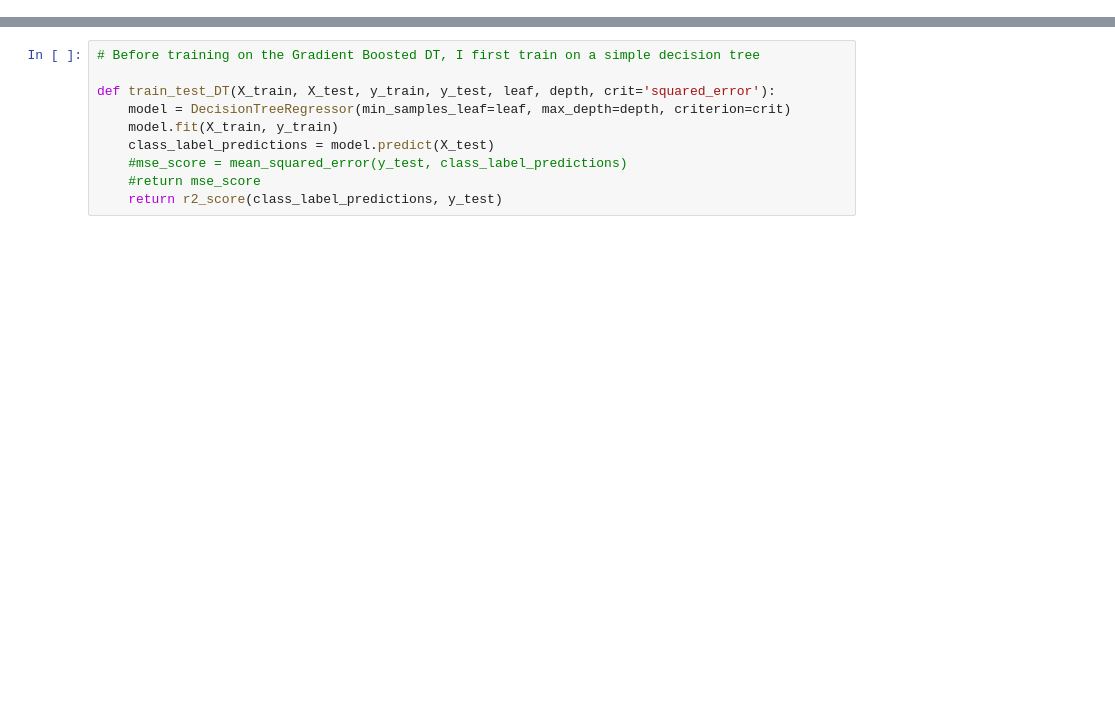
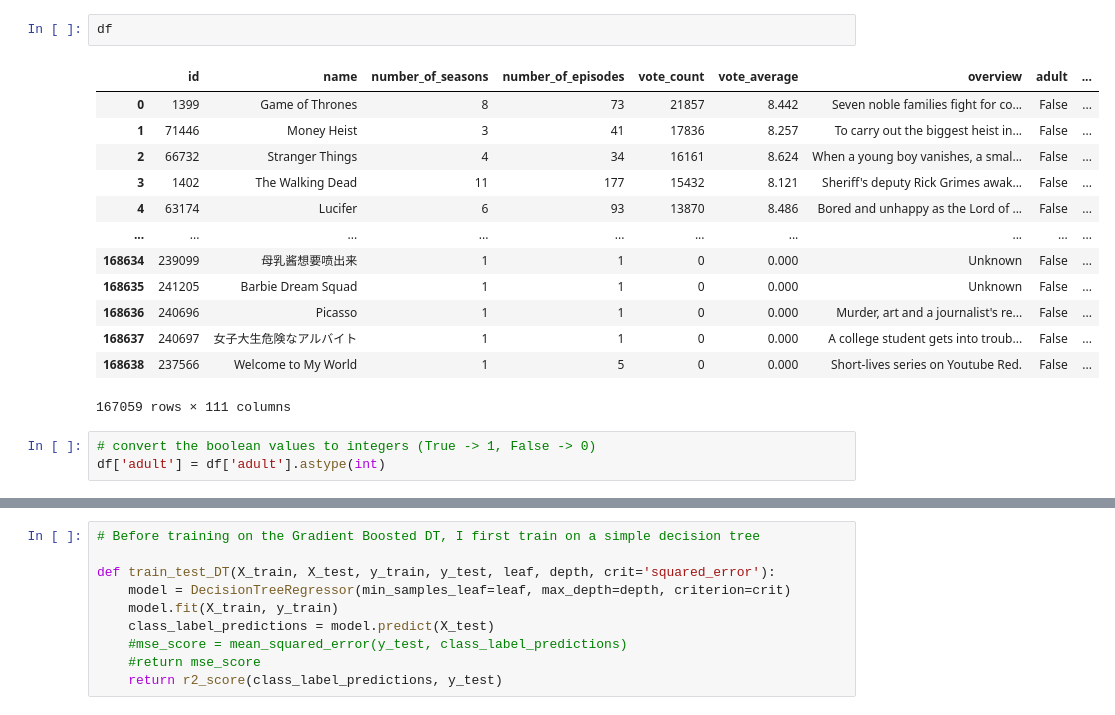
Before and after one commit to DirecTV-Team1A-NextGen-Rec/directv_tvrec, a Jupyter notebook: 10.) Gradient_Boosting_Model.ipynb, the cells around one changed output, grey strips where cells are left out. Cells and saved outputs as stored; diff of their text form; blank space fills up the shorter version.

```diff
--- a/10.) Gradient_Boosting_Model.ipynb
+++ b/10.) Gradient_Boosting_Model.ipynb
@@ -19,0 +127,19 @@ df_shrink = df[["number_of_seasons","number_of_episodes","vote_count","vote_aver
+# %%
+df
+# %% [output]
+|  | id | name | number_of_seasons | number_of_episodes | vote_count | vote_average | overview | adult | ... |
+| 0 | 1399 | Game of Thrones | 8 | 73 | 21857 | 8.442 | Seven noble families fight for co... | False | ... |
+| 1 | 71446 | Money Heist | 3 | 41 | 17836 | 8.257 | To carry out the biggest heist in... | False | ... |
+| 2 | 66732 | Stranger Things | 4 | 34 | 16161 | 8.624 | When a young boy vanishes, a smal... | False | ... |
+| 3 | 1402 | The Walking Dead | 11 | 177 | 15432 | 8.121 | Sheriff's deputy Rick Grimes awak... | False | ... |
+| 4 | 63174 | Lucifer | 6 | 93 | 13870 | 8.486 | Bored and unhappy as the Lord of ... | False | ... |
+| ... | ... | ... | ... | ... | ... | ... | ... | ... | ... |
+| 168634 | 239099 | 母乳酱想要喷出来 | 1 | 1 | 0 | 0.000 | Unknown | False | ... |
+| 168635 | 241205 | Barbie Dream Squad | 1 | 1 | 0 | 0.000 | Unknown | False | ... |
+| 168636 | 240696 | Picasso | 1 | 1 | 0 | 0.000 | Murder, art and a journalist's re... | False | ... |
+| 168637 | 240697 | 女子大生危険なアルバイト | 1 | 1 | 0 | 0.000 | A college student gets into troub... | False | ... |
+| 168638 | 237566 | Welcome to My World | 1 | 5 | 0 | 0.000 | Short-lives series on Youtube Red. | False | ... |
+167059 rows × 111 columns
+# %%
+# convert the boolean values to integers (True -> 1, False -> 0)
+df['adult'] = df['adult'].astype(int)
```
Also changed, not shown: parts of 33 cells of this notebook.
